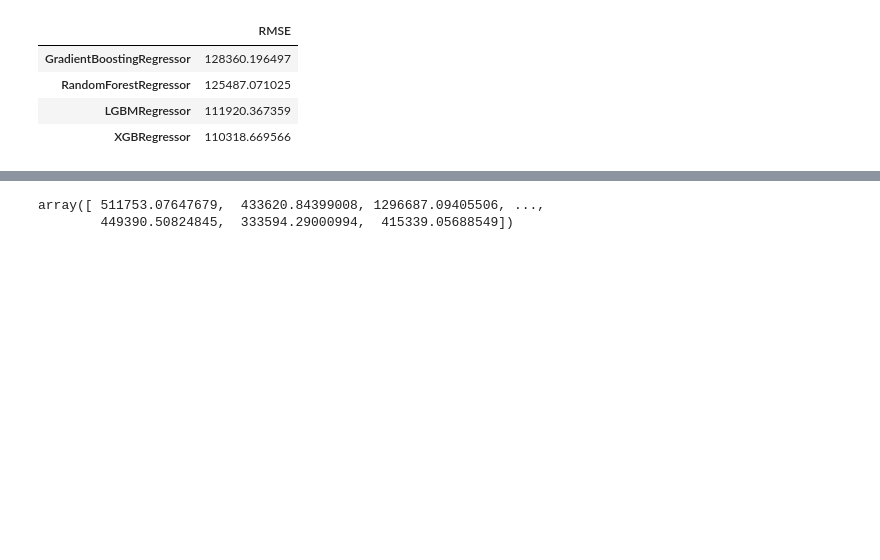
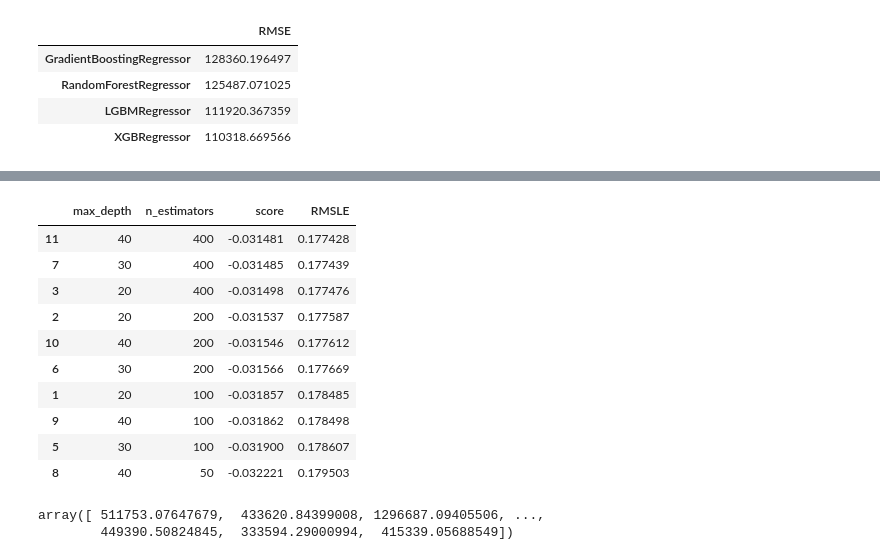
Before and after one commit to SunCreation/aiffel, a Jupyter notebook: Working/kaggle/kaggle_kakr_housing/[EX-06].ipynb, the cells around one changed output, grey strips where cells are left out. Saved outputs shown, nothing was run; the diff lists cells and outputs as text; code cells hidden in the pictures; blank space fills up the shorter version.

```diff
--- a/Working/kaggle/kaggle_kakr_housing/[EX-06].ipynb
+++ b/Working/kaggle/kaggle_kakr_housing/[EX-06].ipynb
@@ -582,0 +678,14 @@ LGBMRegressor(random_state=2020)
+# %%
+results2[:10]
+# %% [output]
+|  | max_depth | n_estimators | score | RMSLE |
+| 11 | 40 | 400 | -0.031481 | 0.177428 |
+| 7 | 30 | 400 | -0.031485 | 0.177439 |
+| 3 | 20 | 400 | -0.031498 | 0.177476 |
+| 2 | 20 | 200 | -0.031537 | 0.177587 |
+| 10 | 40 | 200 | -0.031546 | 0.177612 |
+| 6 | 30 | 200 | -0.031566 | 0.177669 |
+| 1 | 20 | 100 | -0.031857 | 0.178485 |
+| 9 | 40 | 100 | -0.031862 | 0.178498 |
+| 5 | 30 | 100 | -0.031900 | 0.178607 |
+| 8 | 40 | 50 | -0.032221 | 0.179503 |
```
Also changed, not shown: parts of 26 cells of this notebook, 2 other files.
